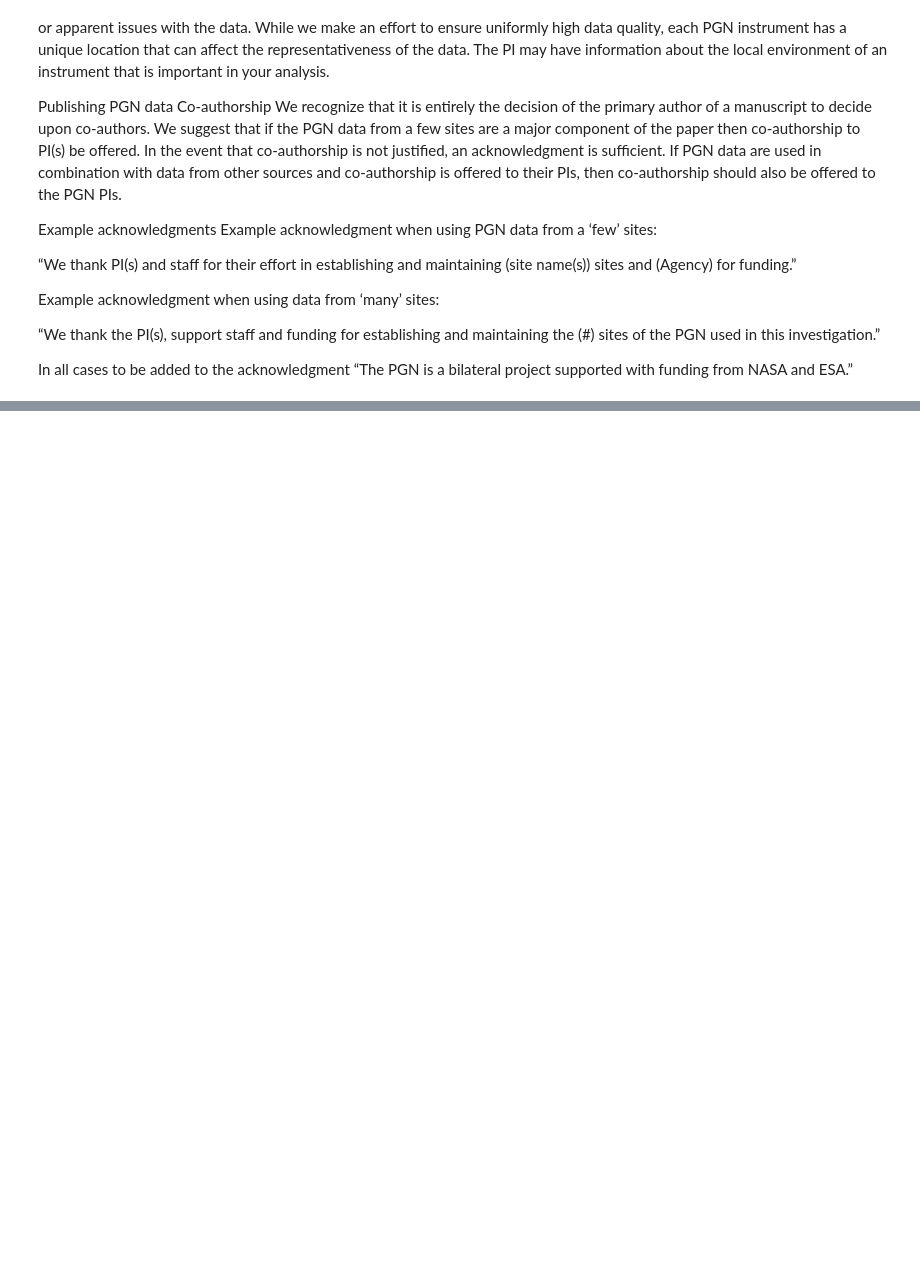
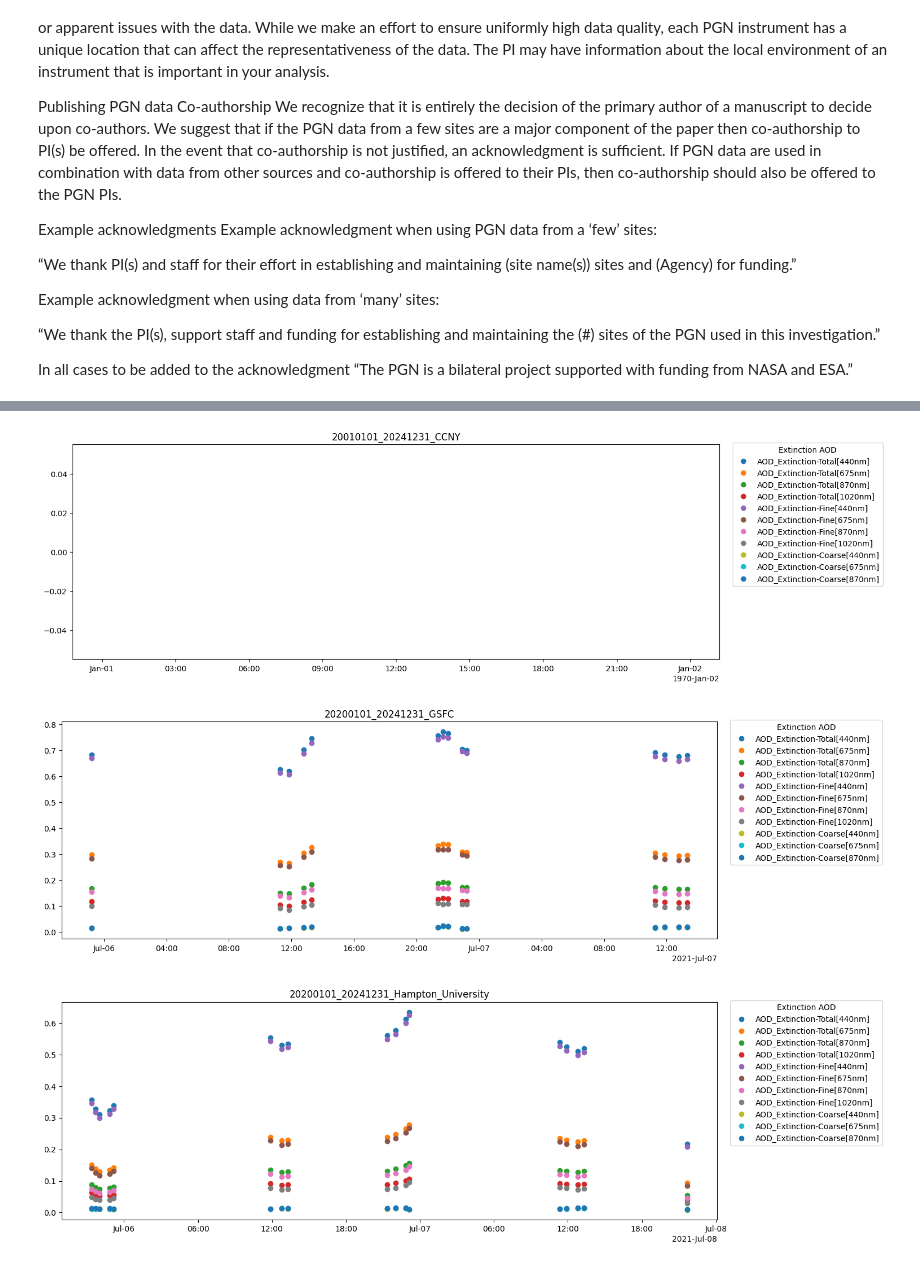
Before and after one commit to moroots/DATAS, a Jupyter notebook: JCRD/JCRD_plotting.ipynb, the cells around one changed output, grey strips where cells are left out. Cells and saved outputs as stored; diff of their text form; code cells hidden in the pictures; blank space fills up the shorter version.

```diff
--- a/JCRD/JCRD_plotting.ipynb
+++ b/JCRD/JCRD_plotting.ipynb
@@ -92,0 +144,25 @@ mymap
+# %%
+for key in AERONET.keys():
+    AERONET[key].set_index("Datetime", inplace=True)
+# %%
+date_range = ["2021-07-05", "2021-07-08"]
+
+for key in AERONET.keys():
+    fig, ax = plt.subplots(figsize=(15,5))
+    for col in cols[10:21]:
+        # X-axis is time: "Datetime" - Y-axis is AOD columns (i.e. cols)
+        # label is col: For legend
+        ax.plot(AERONET[key][col][date_range[0]:date_range[1]], marker="o", linestyle="", label=col)
+
+    fig.legend(bbox_to_anchor=(1.1, 0.9), title="Extinction AOD")
+    ax.set_title(key)
+
+    converter = mdates.ConciseDateConverter()
+    munits.registry[datetime] = converter
+
+    ax.xaxis_date()
+    plt.show()
+# %% [output]
+[figure, added]
+[figure, added]
+[figure, added]
```
Also changed, not shown: parts of 18 cells of this notebook, 3 other files.
